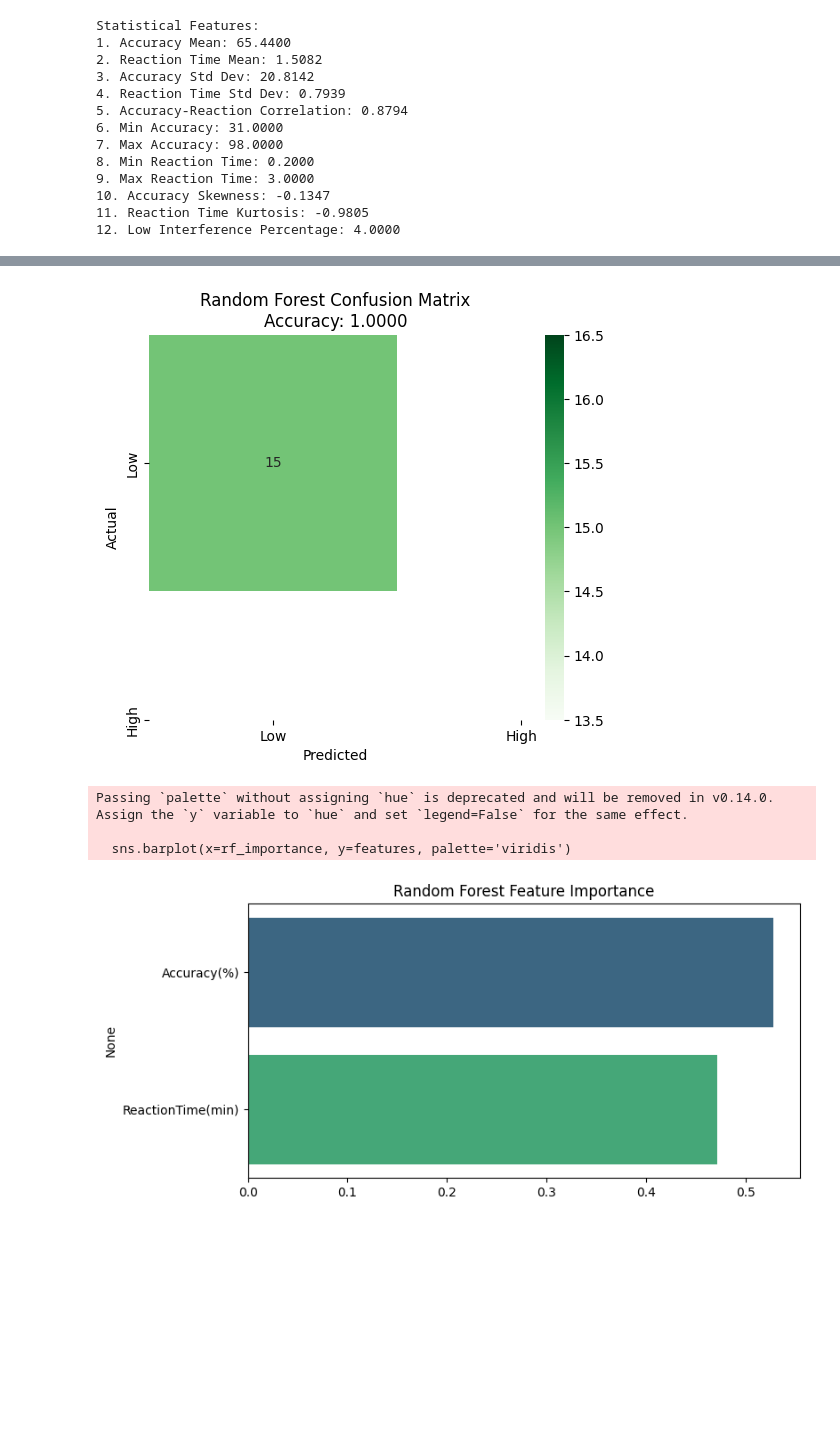
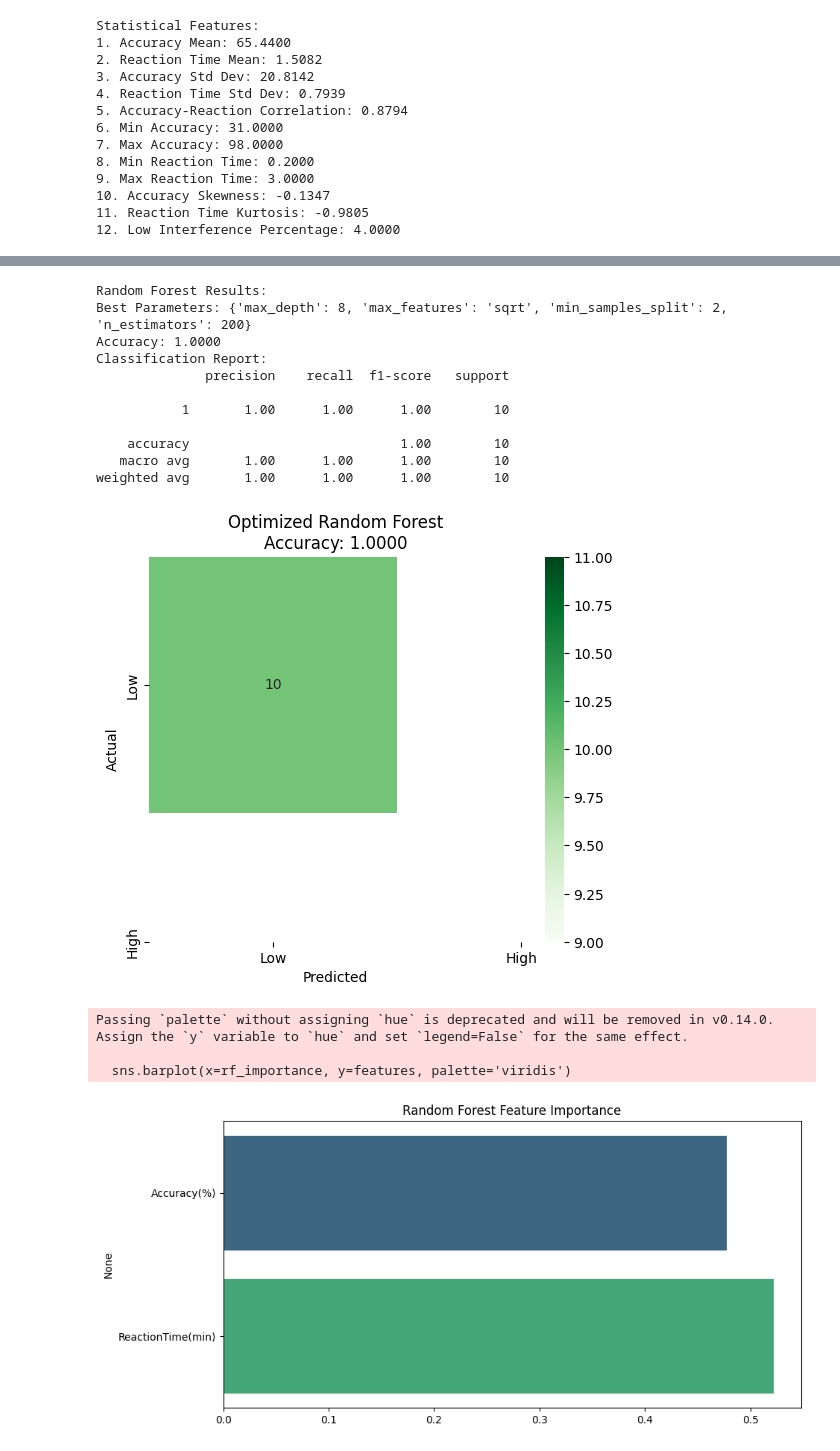
Before and after one commit to Rokibul1022/Rokibul_2111088642_CSE445, a Jupyter notebook: Mini_project-2/project_2.ipynb, the cells around one changed output, grey strips where cells are left out. Drawn from its saved outputs; the diff is of its cells as text; code cells hidden in the pictures; blank space fills up the shorter version.

```diff
--- a/Mini_project-2/project_2.ipynb
+++ b/Mini_project-2/project_2.ipynb
@@ -100,7 +102,7 @@ Statistical Features:
 X = df[['Accuracy(%)', 'ReactionTime(min)']]
 y = df['Interference']
 X_train, X_test, y_train, y_test = train_test_split(
-    X, y, test_size=0.3, random_state=42
+    X, y, test_size=0.25, random_state=42
 )
 
 # Feature Scaling (for neural network)
@@ -176,24 +210,38 @@ weighted avg       1.00      1.00      1.00        15
 # %%
+
 # Random Forest
-print("\n" + "="*50)
-print("RANDOM FOREST")
-print("="*50)
 
-# Create and train model
-rf_model = RandomForestClassifier(
-    n_estimators=200,
-    max_depth=5,
-    min_samples_split=5,
-    random_state=42
+print("\n" + "="*60)
+print("OPTIMIZED RANDOM FOREST")
+print("="*60)
+
+# Hyperparameter tuning
+param_grid = {
+    'n_estimators': [200, 300],
+    'max_depth': [8, 15, None],
+    'min_samples_split': [2, 5, 10],
+    'max_features': ['sqrt', 'log2']
+}
+
+# Grid search with cross-validation
+rf_grid = GridSearchCV(
+    estimator=RandomForestClassifier(random_state=42),
+    param_grid=param_grid,
+    cv=5,
+    scoring='accuracy',
+    n_jobs=-1
 )
-rf_model.fit(X_train, y_train)
 
-# Evaluate model
+rf_grid.fit(X_train, y_train)
+
+# Get best model
+rf_model = rf_grid.best_estimator_
 rf_pred = rf_model.predict(X_test)
 rf_acc = accuracy_score(y_test, rf_pred)
 
 # Print results
 print("\nRandom Forest Results:")
+print(f"Best Parameters: {rf_grid.best_params_}")
 print(f"Accuracy: {rf_acc:.4f}")
 print("Classification Report:")
 print(classification_report(y_test, rf_pred))
@@ -204,7 +252,7 @@ plt.figure(figsize=(6, 5))
 sns.heatmap(rf_cm, annot=True, fmt='d', cmap='Greens',
             xticklabels=['Low', 'High'],
             yticklabels=['Low', 'High'])
-plt.title(f'Random Forest Confusion Matrix\nAccuracy: {rf_acc:.4f}')
+plt.title(f'Optimized Random Forest\nAccuracy: {rf_acc:.4f}')
 plt.ylabel('Actual')
 plt.xlabel('Predicted')
 plt.savefig('random_forest_cm.png')
@@ -213,7 +261,7 @@ plt.show()
 # Feature importance
 rf_importance = rf_model.feature_importances_
 features = X.columns
-plt.figure(figsize=(8, 4))
+plt.figure(figsize=(10, 5))
 sns.barplot(x=rf_importance, y=features, palette='viridis')
 plt.title('Random Forest Feature Importance')
 plt.savefig('rf_feature_importance.png')
@@ -236,5 +273,16 @@ weighted avg       1.00      1.00      1.00        15
+Random Forest Results:
+Best Parameters: {'max_depth': 8, 'max_features': 'sqrt', 'min_samples_split': 2, 'n_estimators': 200}
+Accuracy: 1.0000
+Classification Report:
+              precision    recall  f1-score   support
+
+           1       1.00      1.00      1.00        10
+
+    accuracy                           1.00        10
+   macro avg       1.00      1.00      1.00        10
+weighted avg       1.00      1.00      1.00        10
-[figure, old version]
+[figure, new version]
-Passing `palette` without assigning `hue` is deprecated and will be removed in v0.14.0. Assign the `y` variable to `hue` and set `legend=False` for the same effect.
-
-  sns.barplot(x=rf_importance, y=features, palette='viridis')
+Passing `palette` without assigning `hue` is deprecated and will be removed in v0.14.0. Assign the `y` variable to `hue` and set `legend=False` for the same effect.
+
+  sns.barplot(x=rf_importance, y=features, palette='viridis')
-[figure, old version]
+[figure, new version]
```
Also changed, not shown: parts of 7 cells of this notebook, 12 other files.
